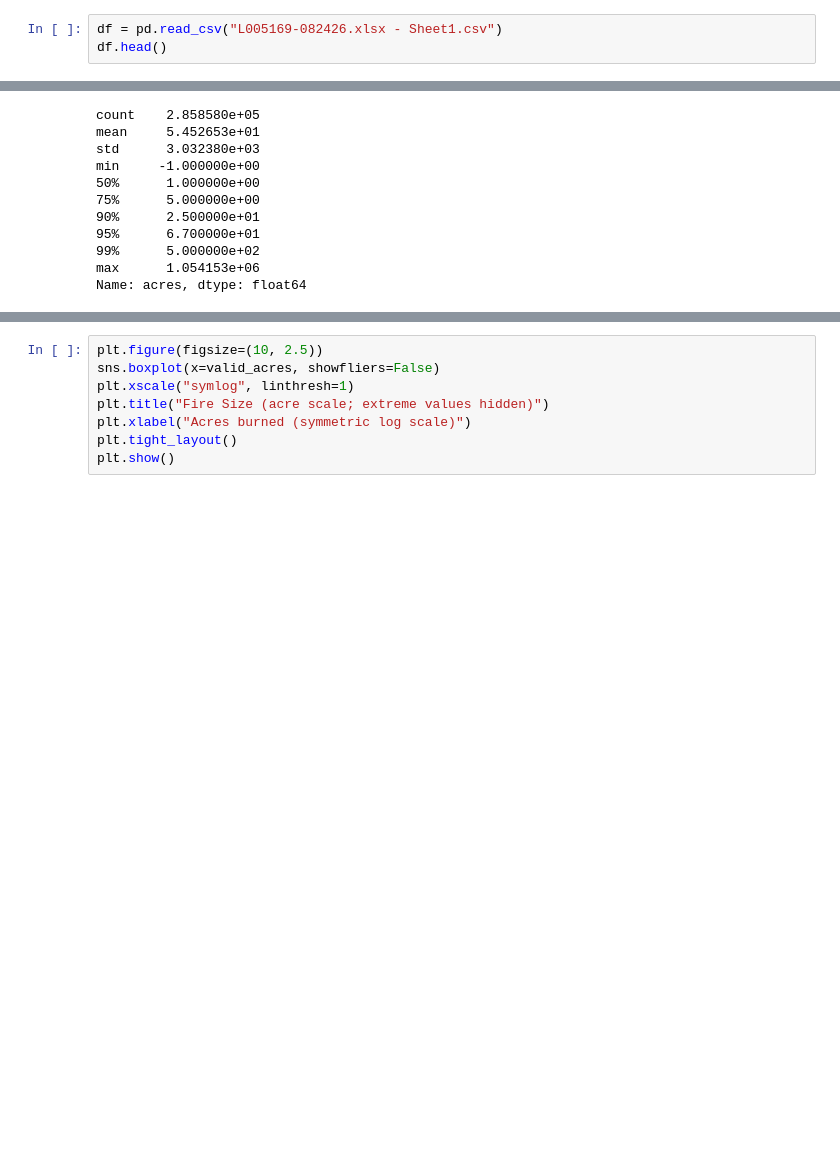
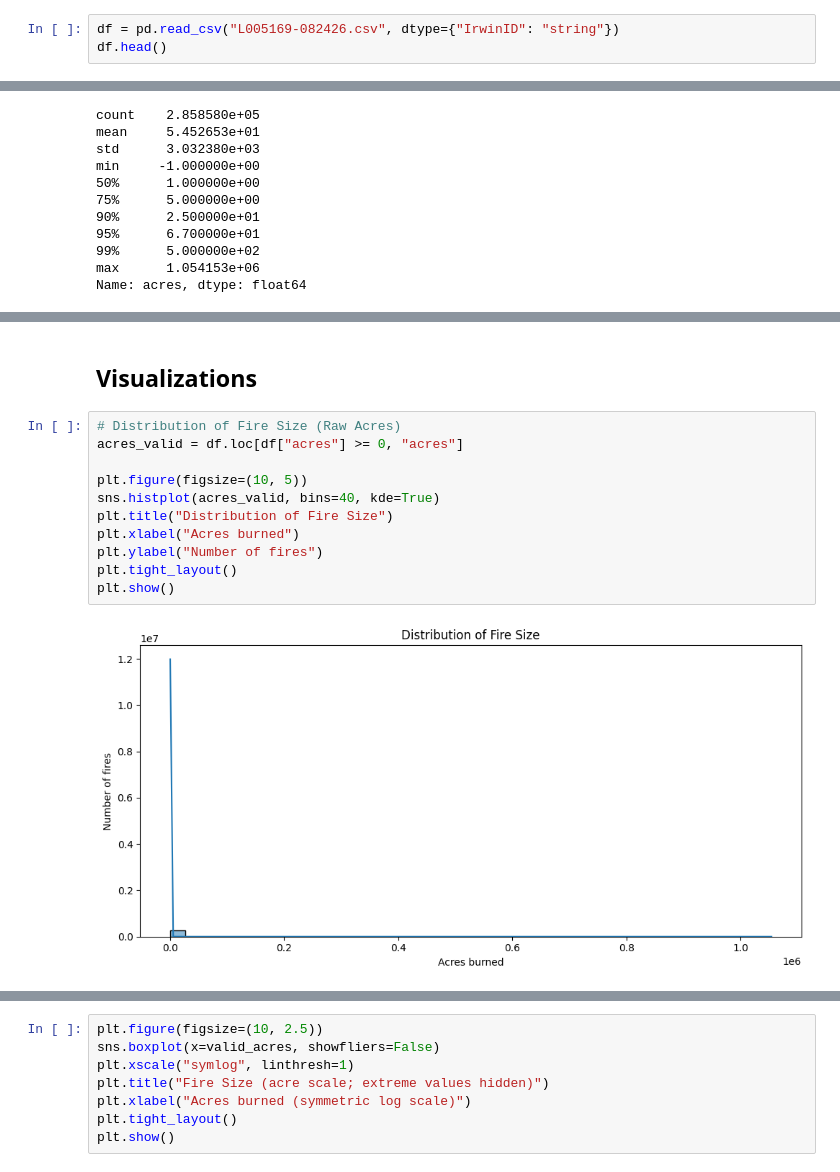
Before and after one commit to HAP-15/Data-Science-Capstone-Project-Wildfire-Prediction, a Jupyter notebook: EDA_work.ipynb, the cells around one changed output, grey strips where cells are left out. Cells and saved outputs as stored; diff of their text form; blank space fills up the shorter version.

```diff
--- a/CapstoneProject.ipynb
+++ b/EDA_work.ipynb
@@ -7,5 +10,5 @@ import geopandas as gpd
 # %%
-df = pd.read_csv("L005169-082426.xlsx - Sheet1.csv")
+df = pd.read_csv("L005169-082426.csv", dtype={"IrwinID": "string"})
 df.head()
 # %% [output]
 |  | Agency | ID_Incident | StartDate | Contained | Controlled | County | FireName | Lat | Long | acres | ... |
@@ -87 +169,16 @@ Name: acres, dtype: float64
+# %% [markdown]
+## Visualizations
+# %%
+# Distribution of Fire Size (Raw Acres)
+acres_valid = df.loc[df["acres"] >= 0, "acres"]
+
+plt.figure(figsize=(10, 5))
+sns.histplot(acres_valid, bins=40, kde=True)
+plt.title("Distribution of Fire Size")
+plt.xlabel("Acres burned")
+plt.ylabel("Number of fires")
+plt.tight_layout()
+plt.show()
+# %% [output]
+[figure, added]
 # %%
```
Also changed, not shown: parts of 30 cells of this notebook.
